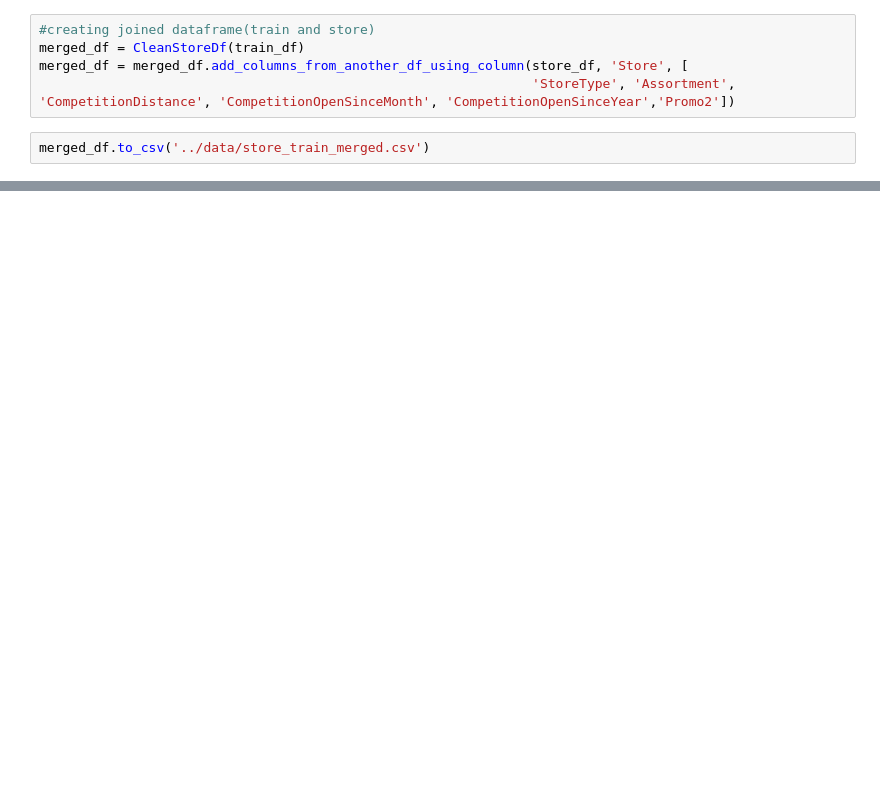
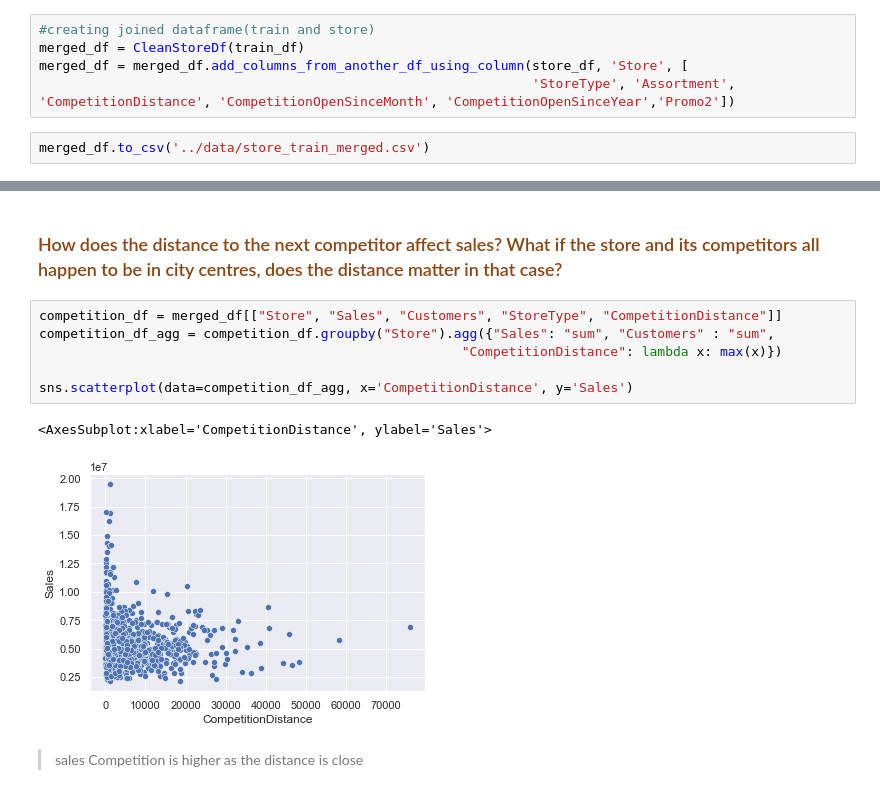
Before and after one commit to Melak2017/Pharmaceutical-Sales-Prediction-, a Jupyter notebook: notebooks/data_exploration.ipynb, the cells around one changed output, grey strips where cells are left out. Cells and saved outputs as stored; diff of their text form; blank space fills up the shorter version.

Commit message:
scatter plot of competition distance

```diff
--- a/notebooks/data_exploration.ipynb
+++ b/notebooks/data_exploration.ipynb
@@ -661,0 +662,13 @@ plt.show()
+# %% [markdown]
+### <font color='saddlebrown'>How does the distance to the next competitor affect sales? What if the store and its competitors all happen to be in city centres, does the distance matter in that case?</font>
+# %%
+competition_df = merged_df[["Store", "Sales", "Customers", "StoreType", "CompetitionDistance"]]
+competition_df_agg = competition_df.groupby("Store").agg({"Sales": "sum", "Customers" : "sum",
+                                                      "CompetitionDistance": lambda x: max(x)})
+
+sns.scatterplot(data=competition_df_agg, x='CompetitionDistance', y='Sales')
+# %% [output]
+<AxesSubplot:xlabel='CompetitionDistance', ylabel='Sales'>
+[figure, added]
+# %% [markdown]
+>sales Competition is higher as the distance is close
```
Also changed, not shown: parts of 86 cells of this notebook.
